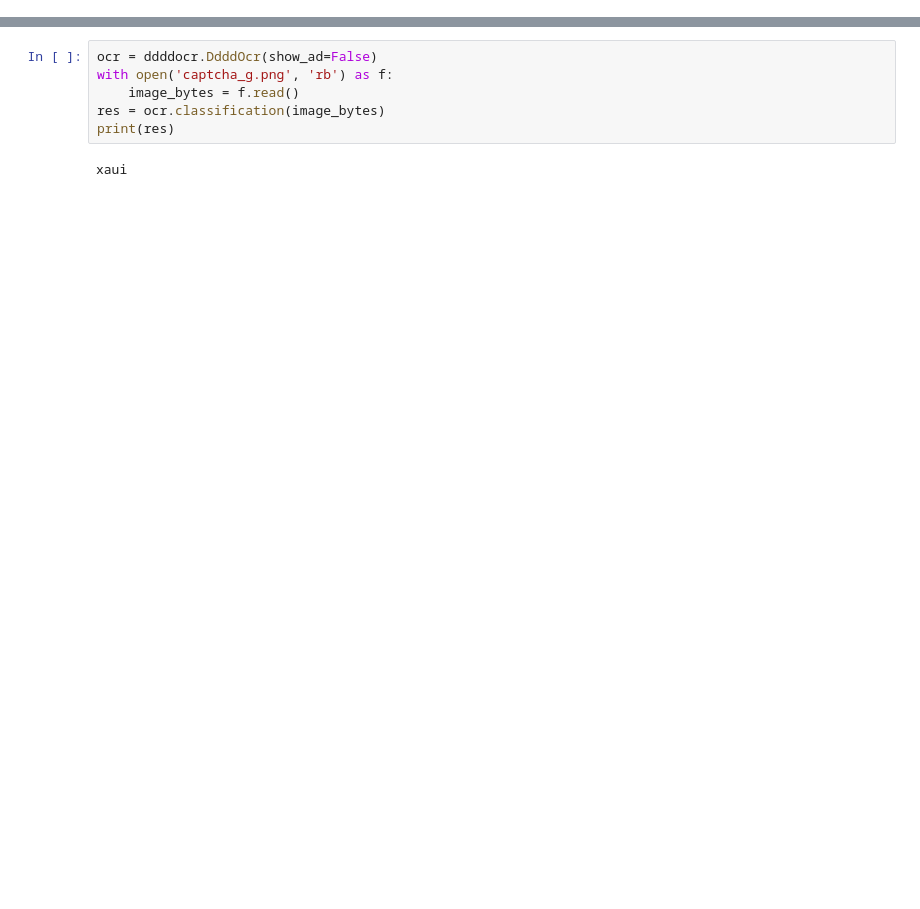
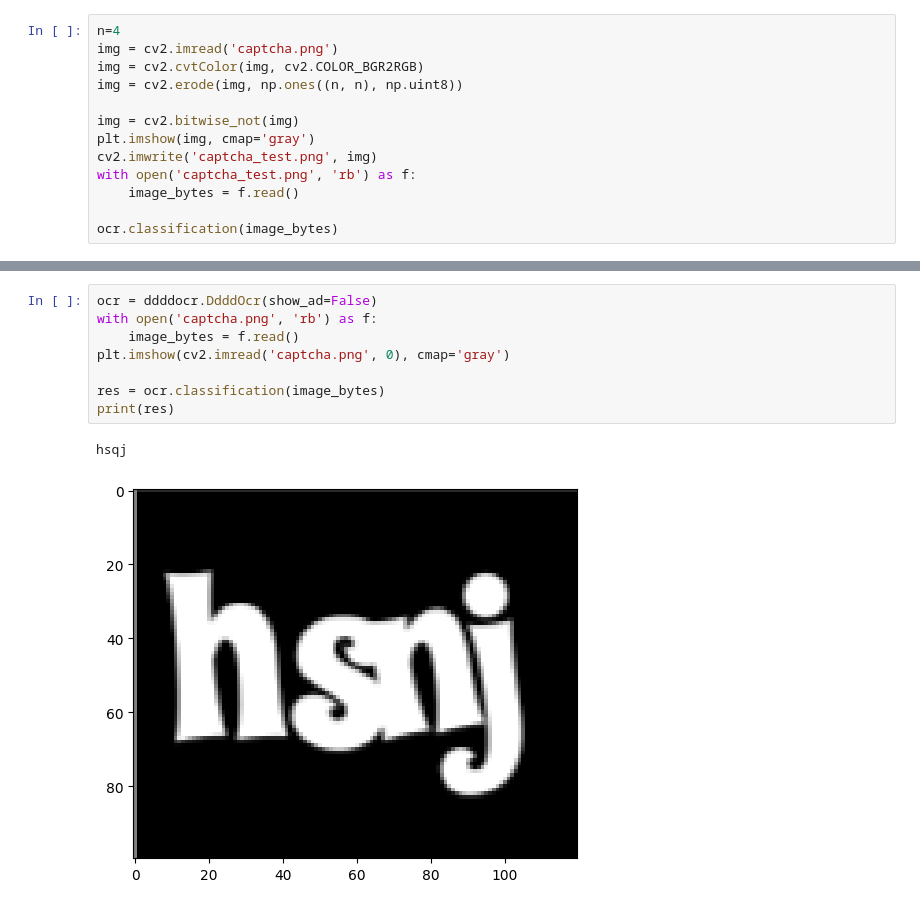
Before and after one commit to vincent0408/Taipei_Dome_YCDDD, a Jupyter notebook: test.ipynb, the cells around one changed output, grey strips where cells are left out. Cells and saved outputs as stored; diff of their text form; blank space fills up the shorter version.

```diff
--- a/test.ipynb
+++ b/test.ipynb
@@ -6,0 +26,13 @@ import ddddocr
+# %%
+n=4
+img = cv2.imread('captcha.png')
+img = cv2.cvtColor(img, cv2.COLOR_BGR2RGB)
+img = cv2.erode(img, np.ones((n, n), np.uint8))
+
+img = cv2.bitwise_not(img)
+plt.imshow(img, cmap='gray')
+cv2.imwrite('captcha_test.png', img)
+with open('captcha_test.png', 'rb') as f:
+    image_bytes = f.read()
+
+ocr.classification(image_bytes)
@@ -17,8 +77,11 @@ plt.imshow(img, cmap='gray')
 # %%
 ocr = ddddocr.DdddOcr(show_ad=False)
-with open('captcha_g.png', 'rb') as f:
+with open('captcha.png', 'rb') as f:
     image_bytes = f.read()
+plt.imshow(cv2.imread('captcha.png', 0), cmap='gray')
+
 res = ocr.classification(image_bytes)
 print(res)
 # %% [output]
-xaui
+hsqj
+[figure, added]
```
Also changed, not shown: parts of 6 cells of this notebook, 8 other files.
